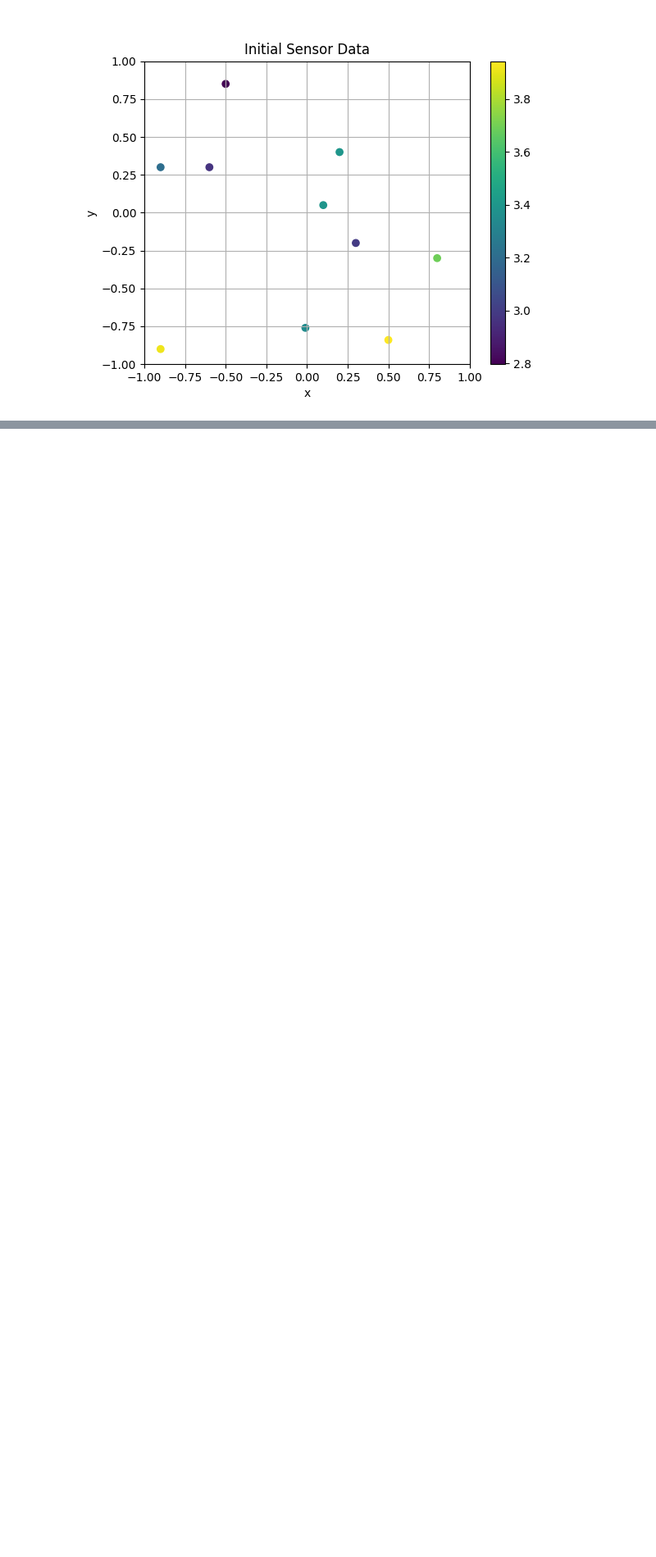
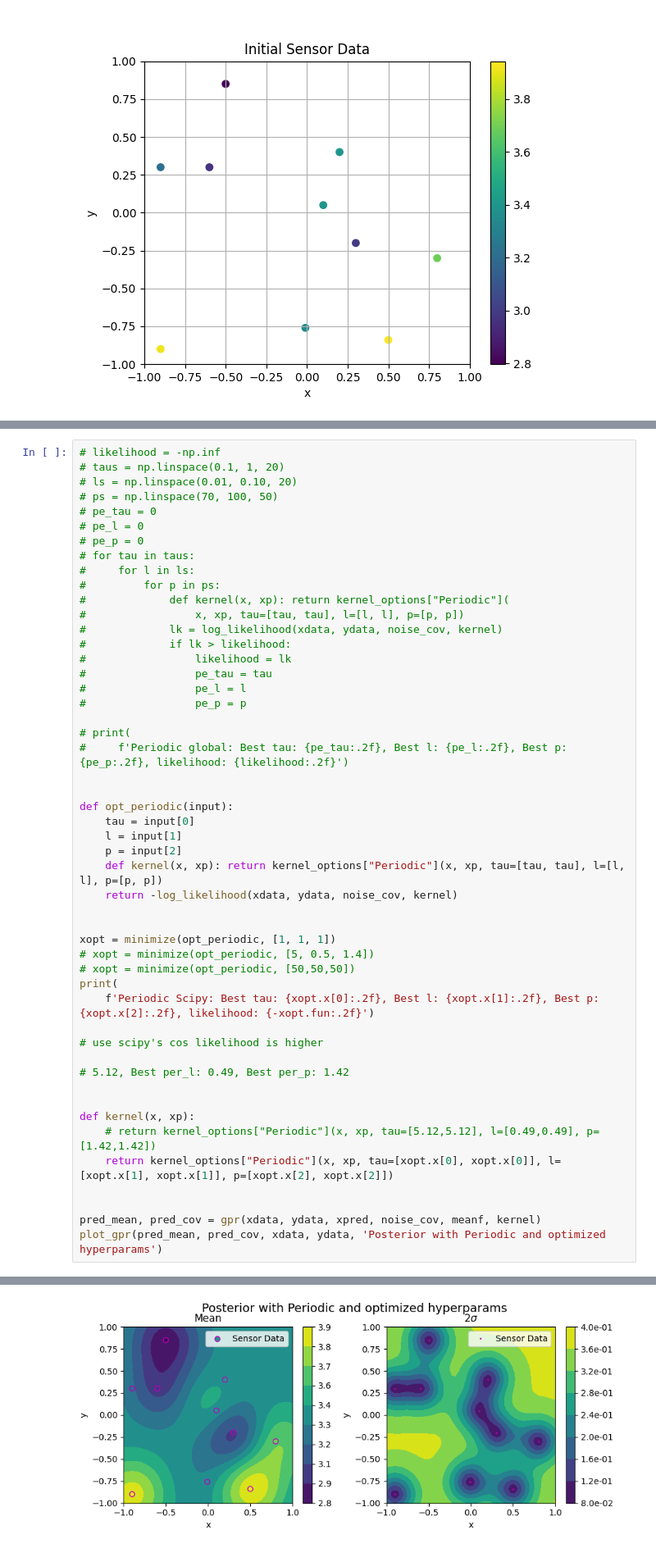
Before and after one commit to akshatd/ae567-inference, a Jupyter notebook: project_2a/ex1.ipynb, the cells around one changed output, grey strips where cells are left out. Shown at 82% size. Cells and saved outputs as stored; diff of their text form; blank space fills up the shorter version.

```diff
--- a/project_2a/ex1.ipynb
+++ b/project_2a/ex1.ipynb
@@ -230,0 +276,51 @@ plot_gpr(pred_mean, pred_cov, xdata, ydata, 'Posterior')
+# %%
+# likelihood = -np.inf
+# taus = np.linspace(0.1, 1, 20)
+# ls = np.linspace(0.01, 0.10, 20)
+# ps = np.linspace(70, 100, 50)
+# pe_tau = 0
+# pe_l = 0
+# pe_p = 0
+# for tau in taus:
+#     for l in ls:
+#         for p in ps:
+#             def kernel(x, xp): return kernel_options["Periodic"](
+#                 x, xp, tau=[tau, tau], l=[l, l], p=[p, p])
+#             lk = log_likelihood(xdata, ydata, noise_cov, kernel)
+#             if lk > likelihood:
+#                 likelihood = lk
+#                 pe_tau = tau
+#                 pe_l = l
+#                 pe_p = p
+
+# print(
+#     f'Periodic global: Best tau: {pe_tau:.2f}, Best l: {pe_l:.2f}, Best p: {pe_p:.2f}, likelihood: {likelihood:.2f}')
+
+
+def opt_periodic(input):
+    tau = input[0]
+    l = input[1]
+    p = input[2]
+    def kernel(x, xp): return kernel_options["Periodic"](x, xp, tau=[tau, tau], l=[l, l], p=[p, p])
+    return -log_likelihood(xdata, ydata, noise_cov, kernel)
+
+
+xopt = minimize(opt_periodic, [1, 1, 1])
+# xopt = minimize(opt_periodic, [5, 0.5, 1.4])
+# xopt = minimize(opt_periodic, [50,50,50])
+print(
+    f'Periodic Scipy: Best tau: {xopt.x[0]:.2f}, Best l: {xopt.x[1]:.2f}, Best p: {xopt.x[2]:.2f}, likelihood: {-xopt.fun:.2f}')
+
+# use scipy's cos likelihood is higher
+
+# 5.12, Best per_l: 0.49, Best per_p: 1.42
+
+
+def kernel(x, xp):
+    # return kernel_options["Periodic"](x, xp, tau=[5.12,5.12], l=[0.49,0.49], p=[1.42,1.42])
+    return kernel_options["Periodic"](x, xp, tau=[xopt.x[0], xopt.x[0]], l=[xopt.x[1], xopt.x[1]], p=[xopt.x[2], xopt.x[2]])
+
+
+pred_mean, pred_cov = gpr(xdata, ydata, xpred, noise_cov, meanf, kernel)
+plot_gpr(pred_mean, pred_cov, xdata, ydata, 'Posterior with Periodic and optimized hyperparams')
+# %% [output]
@@ -230,0 +328 @@ plot_gpr(pred_mean, pred_cov, xdata, ydata, 'Posterior')
+[figure, added]
```
Also changed, not shown: parts of 11 cells of this notebook, 1 other file.
